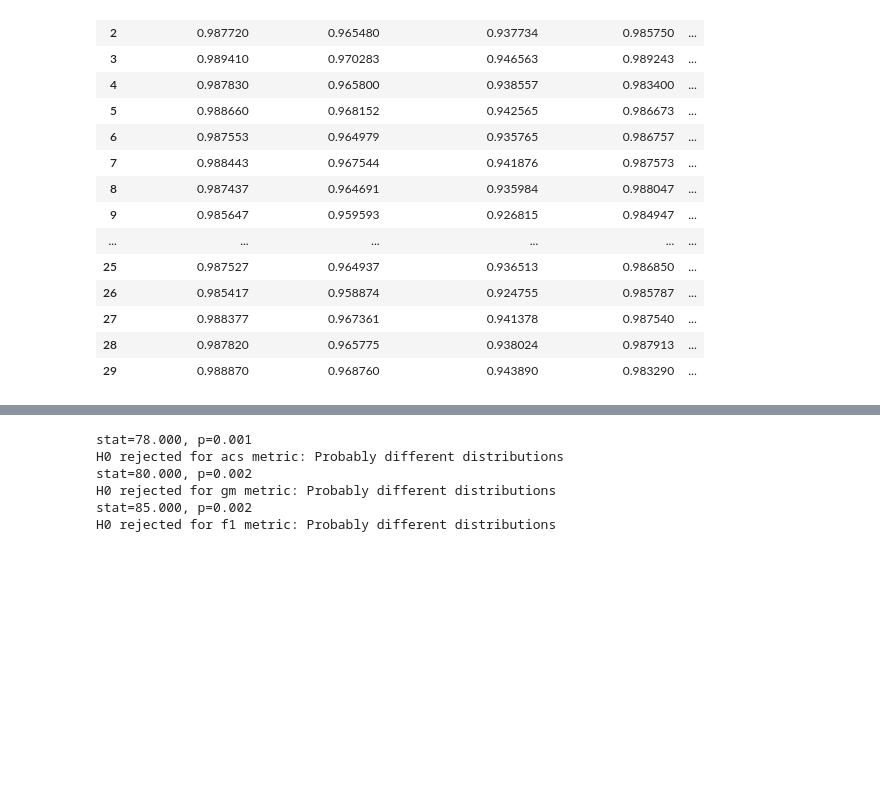
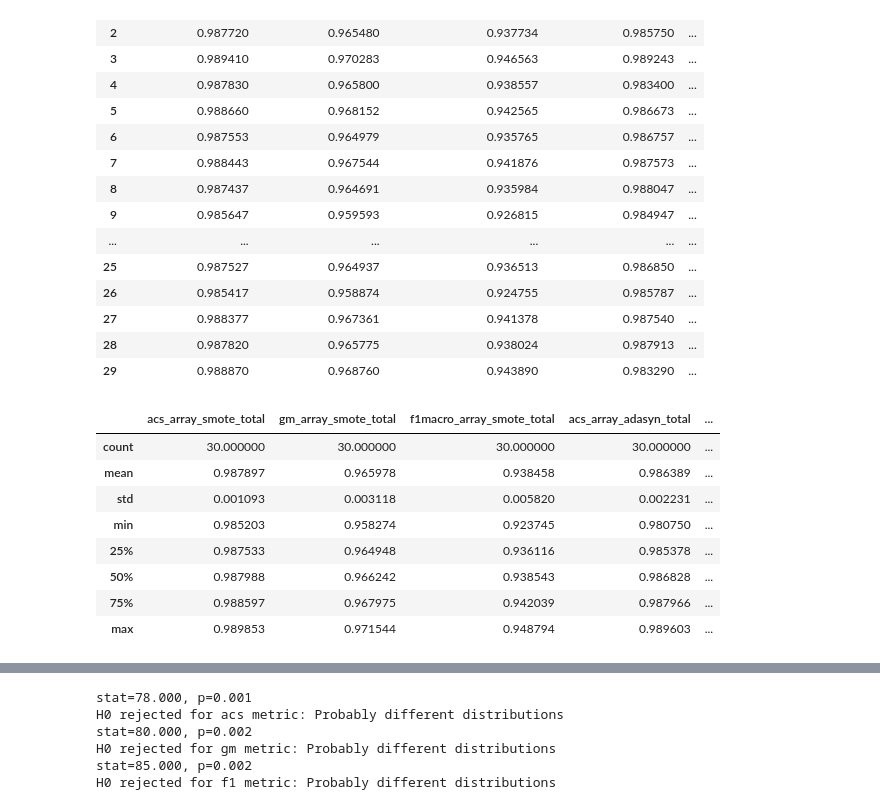
Before and after one commit to thiagom123/Redes-Neurais-2022-1, a Jupyter notebook: Projeto/Testes_estatisticos.ipynb, the cells around one changed output, grey strips where cells are left out. Saved outputs shown, nothing was run; the diff lists cells and outputs as text; code cells hidden in the pictures; blank space fills up the shorter version.

```diff
--- a/Projeto/Testes_estatisticos.ipynb
+++ b/Projeto/Testes_estatisticos.ipynb
@@ -40,3 +57,16 @@ result_df
 | 27 | 0.988377 | 0.967361 | 0.941378 | 0.987540 | ... |
 | 28 | 0.987820 | 0.965775 | 0.938024 | 0.987913 | ... |
 | 29 | 0.988870 | 0.968760 | 0.943890 | 0.983290 | ... |
+# %%
+df_mean = result_df.describe()
+df_mean
+# %% [output]
+|  | acs_array_smote_total | gm_array_smote_total | f1macro_array_smote_total | acs_array_adasyn_total | ... |
+| count | 30.000000 | 30.000000 | 30.000000 | 30.000000 | ... |
+| mean | 0.987897 | 0.965978 | 0.938458 | 0.986389 | ... |
+| std | 0.001093 | 0.003118 | 0.005820 | 0.002231 | ... |
+| min | 0.985203 | 0.958274 | 0.923745 | 0.980750 | ... |
+| 25% | 0.987533 | 0.964948 | 0.936116 | 0.985378 | ... |
+| 50% | 0.987988 | 0.966242 | 0.938543 | 0.986828 | ... |
+| 75% | 0.988597 | 0.967975 | 0.942039 | 0.987966 | ... |
+| max | 0.989853 | 0.971544 | 0.948794 | 0.989603 | ... |
```
Also changed, not shown: parts of 11 cells of this notebook.
